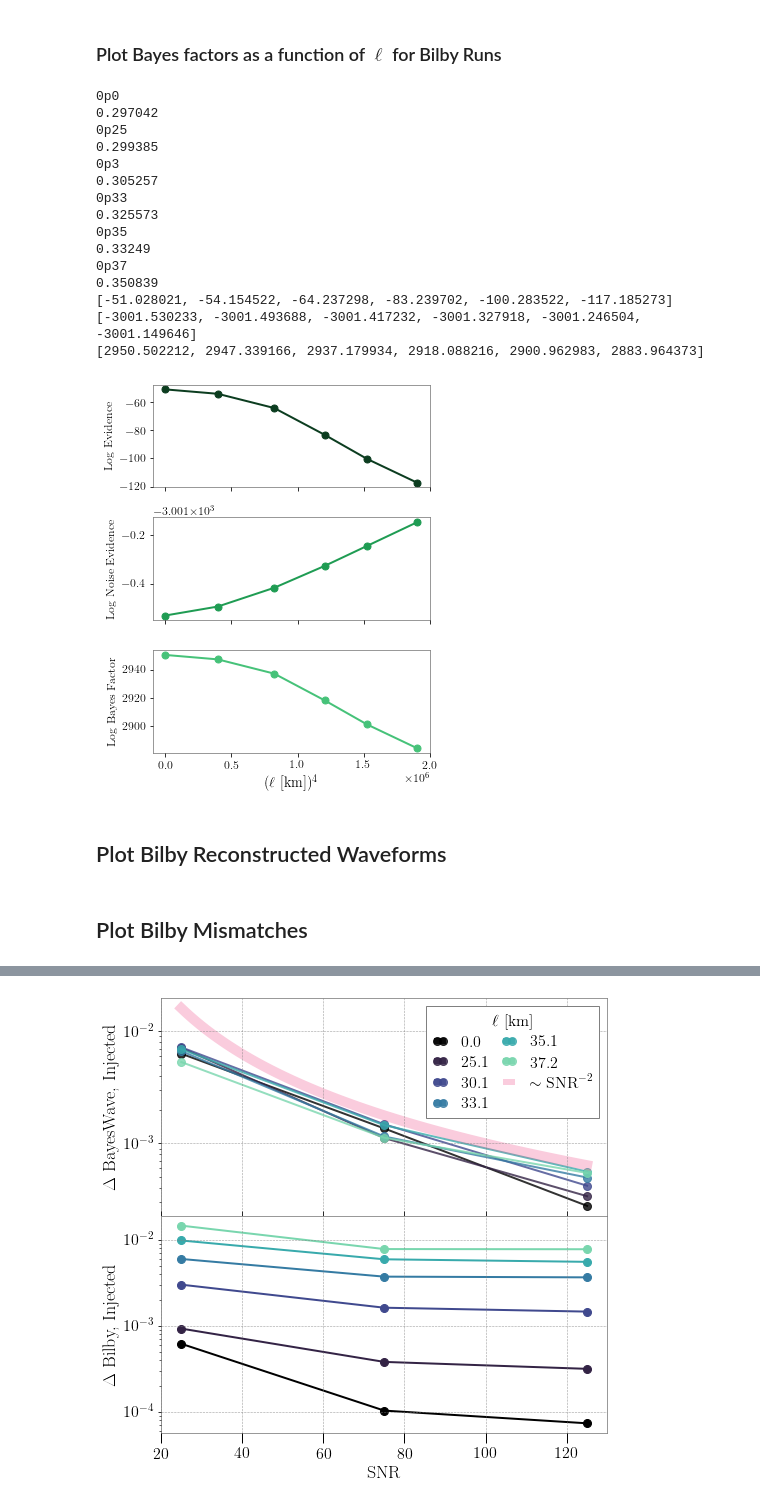
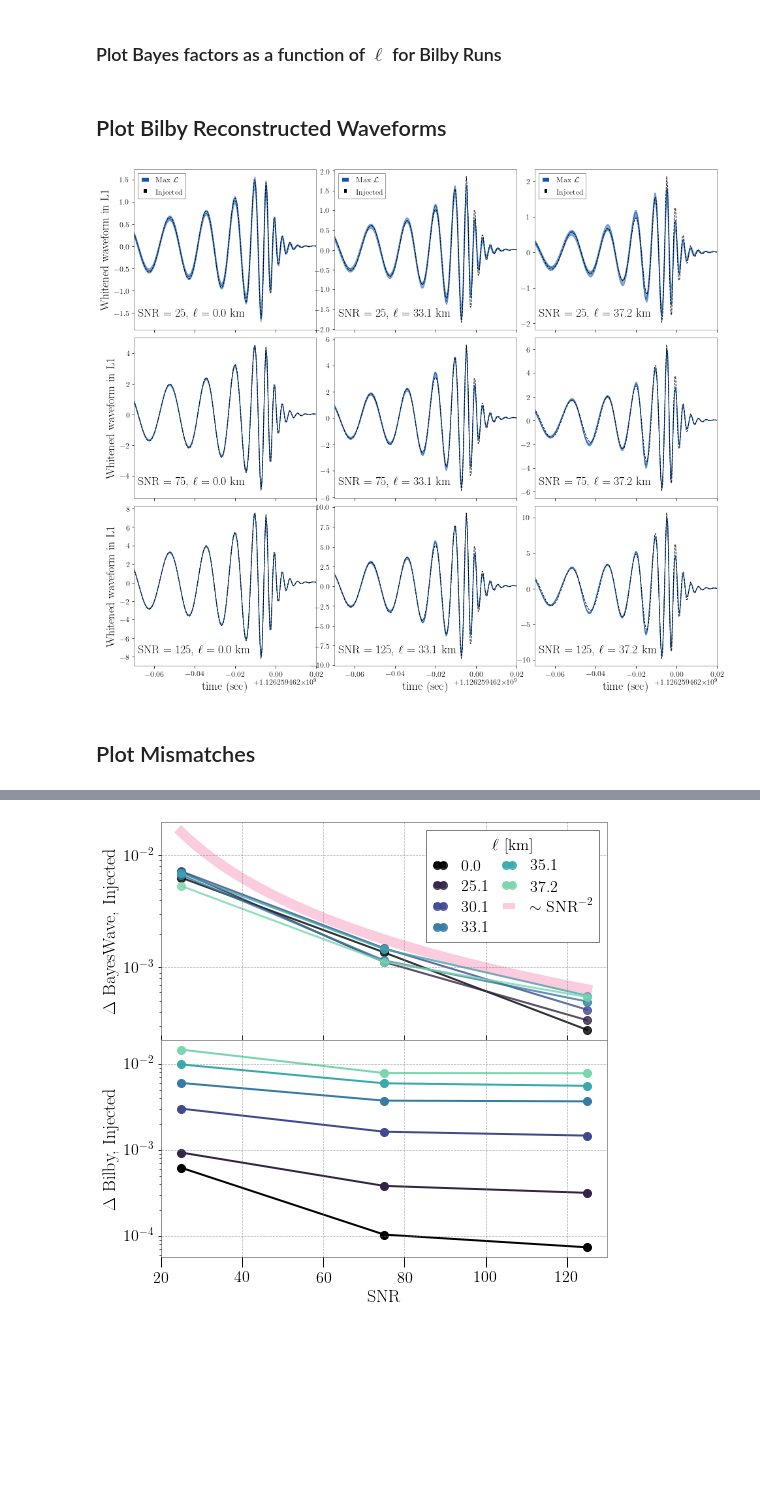
Before and after one commit to mariaokounkova/BeyondGRAnalysis, a Jupyter notebook: BilbyAnalysis.ipynb, the cells around one changed output, grey strips where cells are left out. Cells and saved outputs as stored; diff of their text form; code cells hidden in the pictures; blank space fills up the shorter version.

```diff
--- a/BilbyAnalysis.ipynb
+++ b/BilbyAnalysis.ipynb
@@ -431,24 +340,7 @@ def PlotBayesEll():
     plt.savefig('BayesEll.pdf')
     plt.show()
 
-PlotBayesEll()
+#PlotBayesEll()
-# %% [output]
-0p0
-0.297042
-0p25
-0.299385
-0p3
-0.305257
-0p33
-0.325573
-0p35
-0.33249
-0p37
-0.350839
-[-51.028021, -54.154522, -64.237298, -83.239702, -100.283522, -117.185273]
-[-3001.530233, -3001.493688, -3001.417232, -3001.327918, -3001.246504, -3001.149646]
-[2950.502212, 2947.339166, 2937.179934, 2918.088216, 2900.962983, 2883.964373]
-[figure, removed]
 # %% [markdown]
 ## Plot Bilby Reconstructed Waveforms
 # %%
@@ -504,36 +396,38 @@ def PlotBilbyReconstruction():
     PlotBilbyRec("PHENOM_dCS_" + ell + "_75", axarr[1][0], color, det = det, \
                    label = r'SNR = 75, $\ell$ = %.1f km' % EllinKm(ell, mass))
     PlotBilbyRec("PHENOM_dCS_" + ell + "_125", axarr[2][0], color, det = det, \
                    label = r'SNR = 125, $\ell$ = %.1f km' % EllinKm(ell, mass))
 
     ell = "0p33"
     PlotBilbyRec("PHENOM_dCS_" + ell + "_25", axarr[0][1], color, det = det, \
                     label = r'SNR = 25, $\ell$ = %.1f km' % EllinKm(ell, mass), legend = True)
     PlotBilbyRec("PHENOM_dCS_" + ell + "_75", axarr[1][1], color, det = det, \
                    label = r'SNR = 75, $\ell$ = %.1f km' % EllinKm(ell, mass))
     PlotBilbyRec("PHENOM_dCS_" + ell + "_125", axarr[2][1], color, det = det, \
                    label = r'SNR = 125, $\ell$ = %.1f km' % EllinKm(ell, mass))
 
     ell = "0p37"
     PlotBilbyRec("PHENOM_dCS_" + ell + "_25", axarr[0][2], color, det = det, \
                     label = r'SNR = 25, $\ell$ = %.1f km' % EllinKm(ell, mass), legend = True)
     PlotBilbyRec("PHENOM_dCS_" + ell + "_75", axarr[1][2], color, det = det, \
                    label = r'SNR = 75, $\ell$ = %.1f km' % EllinKm(ell, mass))
     PlotBilbyRec("PHENOM_dCS_" + ell + "_125", axarr[2][2], color, det = det, \
                    label = r'SNR = 125, $\ell$ = %.1f km' % EllinKm(ell, mass))
 
     for i in range(3):
         axarr[-1][i].set_xlabel('time (sec)', fontsize = 18)
         axarr[i][0].set_ylabel('Whitened waveform in ' + det, ha='center', labelpad = 4.0, rotation='vertical', fontsize=18)
     plt.subplots_adjust(wspace=0.1, hspace=0.05)
     plt.savefig('Bilby.pdf')
     #plt.tight_layout()
     plt.show()
 
 
-#PlotBilbyReconstruction()
+PlotBilbyReconstruction()
+# %% [output]
+[figure, added]
 # %% [markdown]
-## Plot Bilby Mismatches
+## Plot Mismatches
 # %%
 def BilbyOverlap(p):
     """ Given a run directory p, read in the injected and recovered hs in the
```
Also changed, not shown: parts of 9 cells of this notebook, 1 other file.
